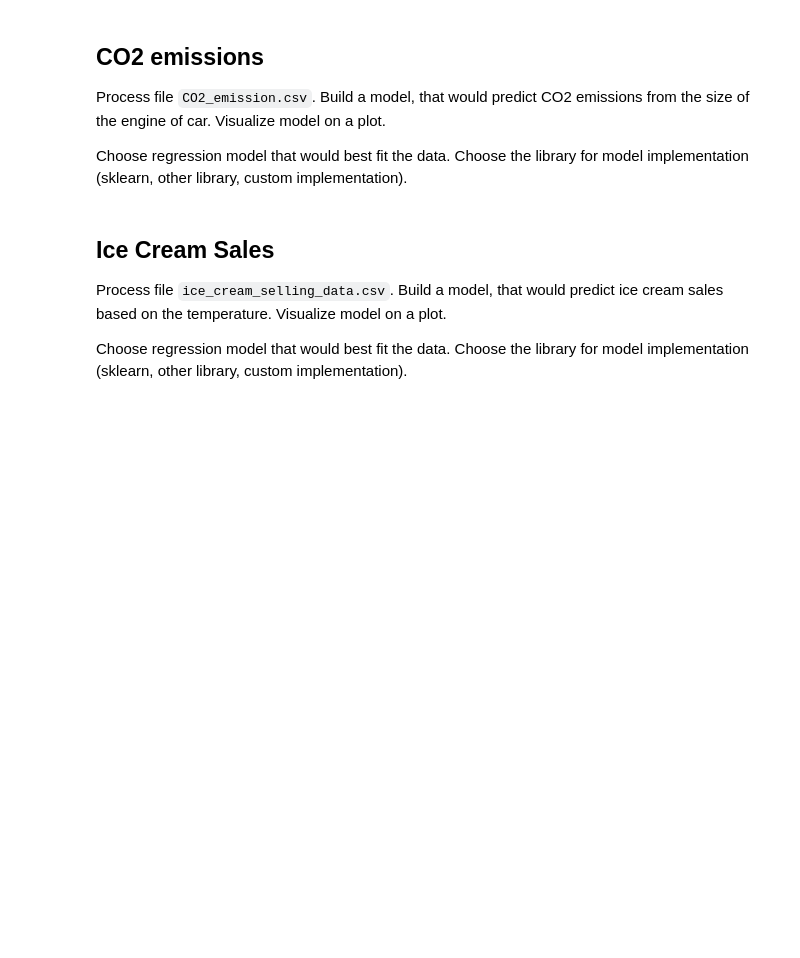
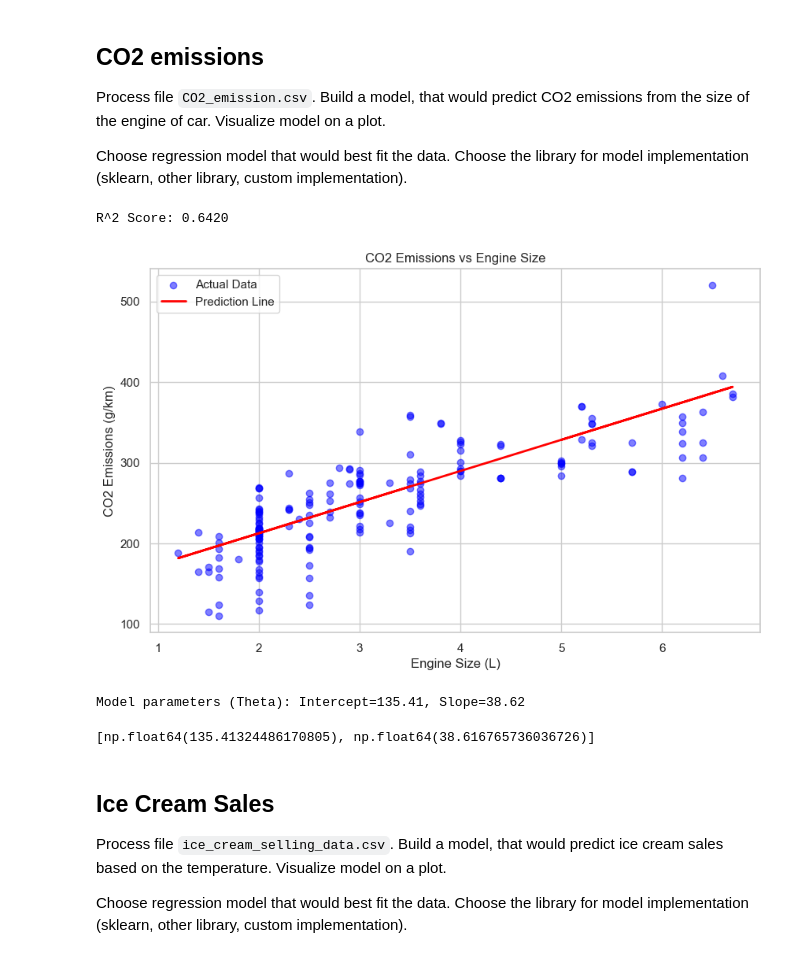
Before and after one commit to chnu-sci-tech/assignment-3-ml-algorithms-mv-boop, a Jupyter notebook: tasks.ipynb, the cells around one changed output. Drawn from its saved outputs; the diff is of its cells as text; code cells hidden in the pictures; blank space fills up the shorter version.

```diff
--- a/tasks.ipynb
+++ b/tasks.ipynb
@@ -75,21 +112,69 @@ print(data[:50])
 Process file `CO2_emission.csv`. Build a model, that would predict CO2 emissions from the size of the engine of car. Visualize model on a plot.
 
 Choose regression model that would best fit the data. Choose the library for model implementation (sklearn, other library, custom implementation).
-# %%
-def CO2_emissions(data):
-    """
-    Build a model that would predict CO2 emissions from the size of the engine of car. Visualize model on a plot.
-
-    Args:
-        data: CO2 emissions data.
-
-    Returns:
-        list: The list of model theta parameters.
-    """
-    return None
-
-data = extract_texts_from_file('resources/CO2_emission.csv')
-CO2_emissions(data)
+# %%
+
+# Перевизначимо функцію завантаження, щоб вона повертала DataFrame
+def extract_texts_from_file(file_path):
+    return pd.read_csv(file_path)
+
+def CO2_emissions(df):
+    """
+    Builds a model that predicts CO2 emissions from the size of the engine.
+    Visualizes the model on a plot.
+
+    Args:
+        df: DataFrame containing CO2 emissions data.
+
+    Returns:
+        list: The list of model theta parameters [intercept, coefficient].
+    """
+    # 1. Вибір даних
+    # X має бути 2D масивом, тому подвійні дужки [['Engine_Size']]
+    X = df[['Engine_Size']]
+    y = df['CO2_Emissions']
+
+    # 2. Розділення на Train/Test
+    X_train, X_test, y_train, y_test = train_test_split(X, y, test_size=0.2, random_state=42)
+
+    # 3. Навчання моделі
+    model = LinearRegression()
+    model.fit(X_train, y_train)
+
+    # 4. Прогноз
+    y_pred = model.predict(X_test)
+
+    # 5. Оцінка
+    r2 = r2_score(y_test, y_pred)
+    print(f"R^2 Score: {r2:.4f}")
+
+    # 6. Візуалізація
+    plt.figure(figsize=(10, 6))
+    # Малюємо точки (реальні дані)
+    plt.scatter(X_test, y_test, color='blue', alpha=0.5, label='Actual Data')
+    # Малюємо лінію регресії
+    plt.plot(X_test, y_pred, color='red', linewidth=2, label='Prediction Line')
+
+    plt.xlabel('Engine Size (L)')
+    plt.ylabel('CO2 Emissions (g/km)')
+    plt.title('CO2 Emissions vs Engine Size')
+    plt.legend()
+    plt.show()
+
+    # Повертаємо параметри Theta (Intercept - вільний член, Coef - нахил)
+    theta = [model.intercept_, model.coef_[0]]
+    print(f"Model parameters (Theta): Intercept={theta[0]:.2f}, Slope={theta[1]:.2f}")
+    return theta
+
+# Виконання
+# Переконайся, що файл лежить там, де треба. Якщо він в корені, прибери 'resources/'
+data = extract_texts_from_file('resources/CO2_emission.csv')
+CO2_emissions(data)
+# %% [output]
+R^2 Score: 0.6420
+[figure, added]
+Model parameters (Theta): Intercept=135.41, Slope=38.62
+[np.float64(135.41324486170805), np.float64(38.616765736036726)]
 # %% [markdown]
 ## Ice Cream Sales
 
```
Also changed, not shown: parts of 8 cells of this notebook.
